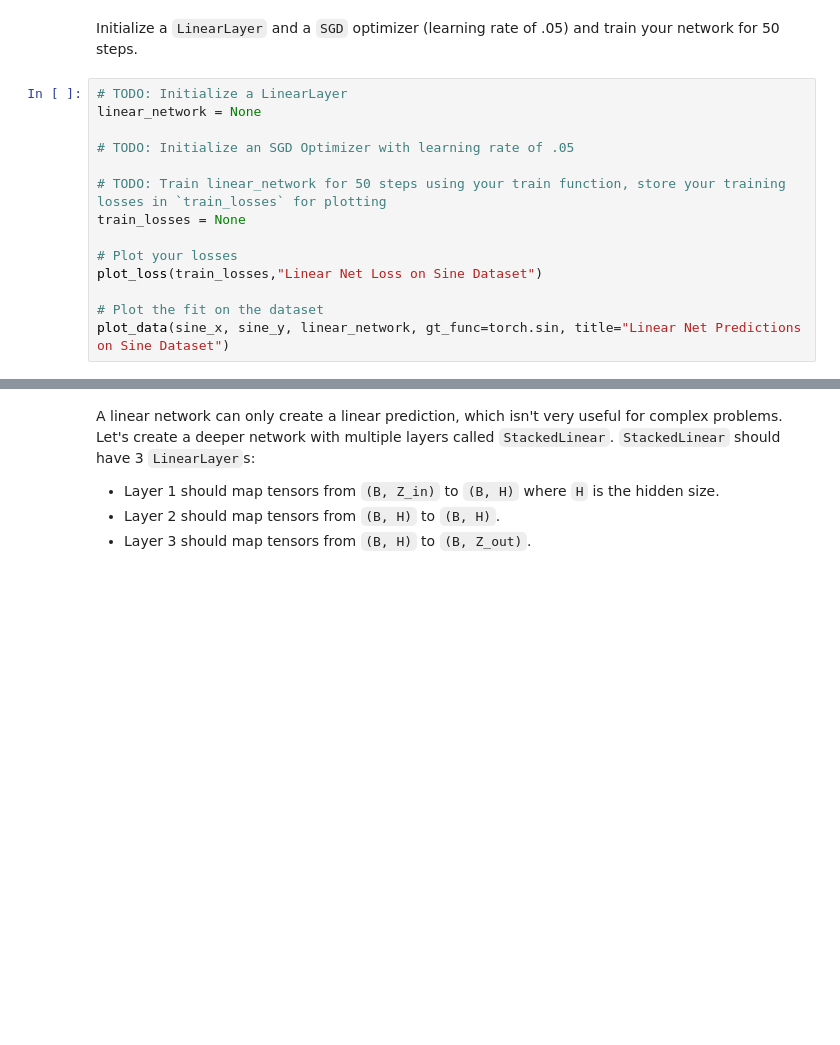
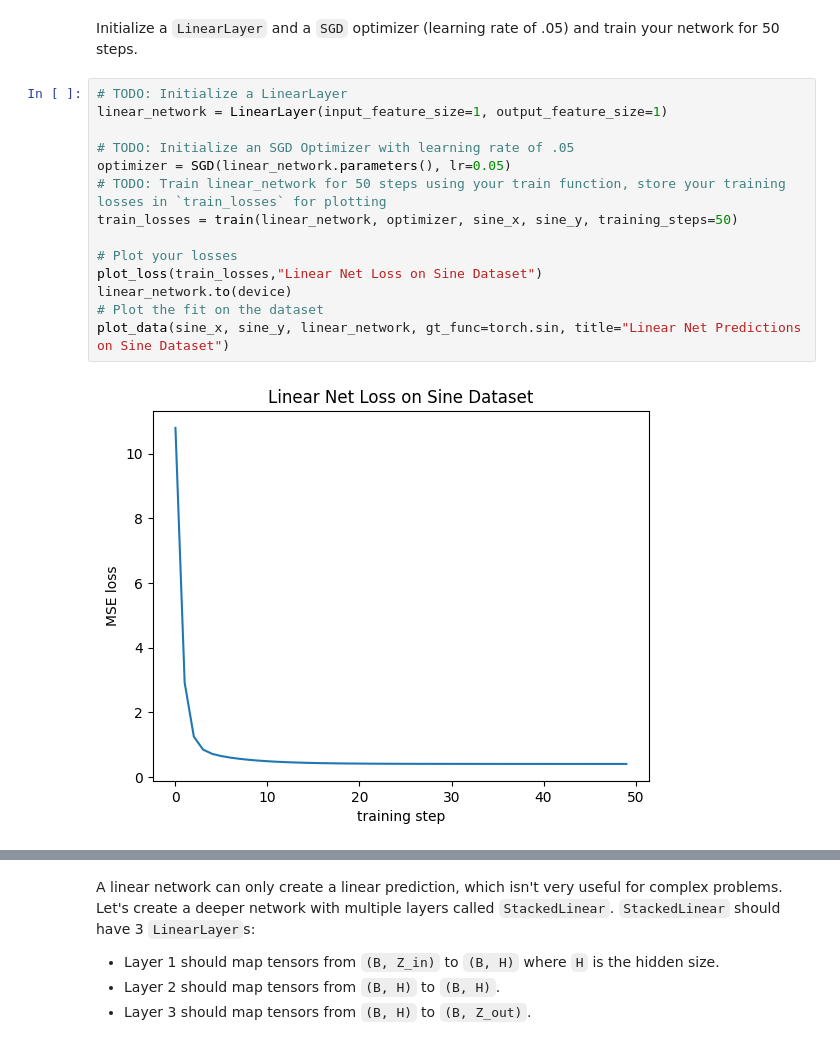
Before and after one commit to kerby2002/BACKEND, a Jupyter notebook: lab2_modules_training.ipynb, the cells around one changed output, grey strips where cells are left out. Saved outputs shown, nothing was run; the diff lists cells and outputs as text; blank space fills up the shorter version.

```diff
--- a/lab2_modules_training.ipynb
+++ b/lab2_modules_training.ipynb
@@ -402,15 +531,17 @@ plot_data(sine_x, sine_y, title="Sine wave dataset")
 Initialize a `LinearLayer` and a `SGD` optimizer (learning rate of .05) and train your network for 50 steps.
 # %%
 # TODO: Initialize a LinearLayer
-linear_network = None
+linear_network = LinearLayer(input_feature_size=1, output_feature_size=1)
 
 # TODO: Initialize an SGD Optimizer with learning rate of .05
-
+optimizer = SGD(linear_network.parameters(), lr=0.05)
 # TODO: Train linear_network for 50 steps using your train function, store your training losses in `train_losses` for plotting
-train_losses = None
+train_losses = train(linear_network, optimizer, sine_x, sine_y, training_steps=50)
 
 # Plot your losses
 plot_loss(train_losses,"Linear Net Loss on Sine Dataset")
-
+linear_network.to(device)
 # Plot the fit on the dataset
 plot_data(sine_x, sine_y, linear_network, gt_func=torch.sin, title="Linear Net Predictions on Sine Dataset")
+# %% [output]
+[figure, added]
```
Also changed, not shown: parts of 32 cells of this notebook.
